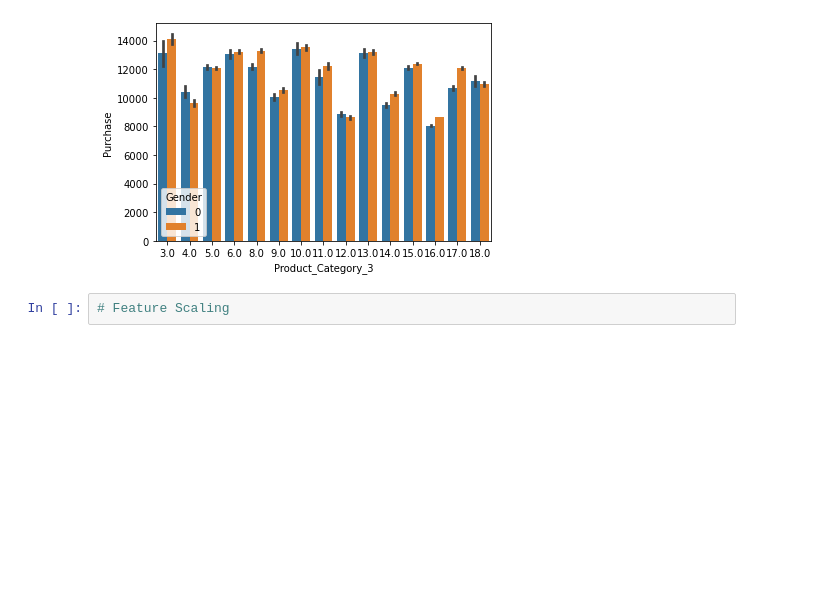
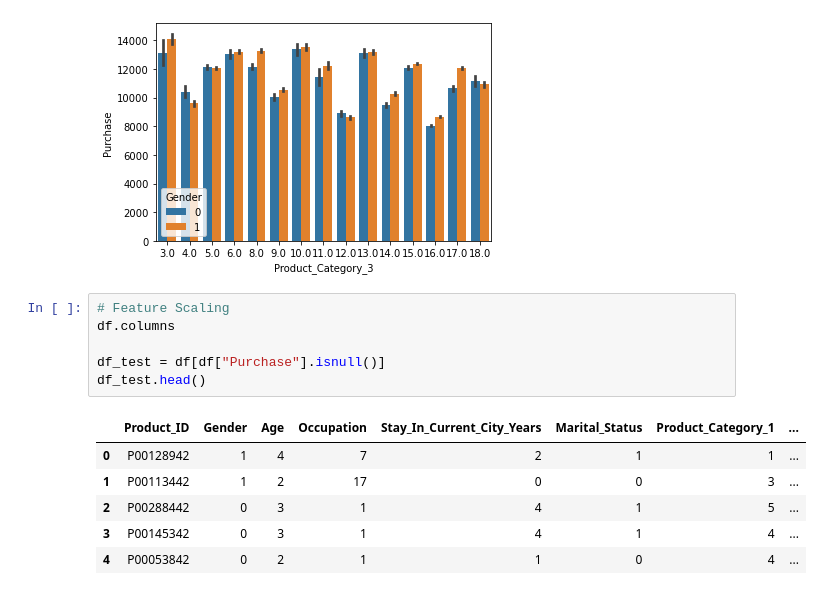
Before and after one commit to Nilanjan85/Python, a Jupyter notebook: EDA/Black Friday Dataset.ipynb, the cells around one changed output. Saved outputs shown, nothing was run; the diff lists cells and outputs as text; blank space fills up the shorter version.

```diff
--- a/EDA/Black Friday Dataset.ipynb
+++ b/EDA/Black Friday Dataset.ipynb
@@ -303,5 +303,16 @@ sns.barplot(x="Product_Category_3",y="Purchase",data=df,hue="Gender")
 # %% [output]
 <AxesSubplot:xlabel='Product_Category_3', ylabel='Purchase'>
 [figure]
-# %%
-# Feature Scaling
+# %%
+# Feature Scaling
+df.columns
+
+df_test = df[df["Purchase"].isnull()]
+df_test.head()
+# %% [output]
+|  | Product_ID | Gender | Age | Occupation | Stay_In_Current_City_Years | Marital_Status | Product_Category_1 | ... |
+| 0 | P00128942 | 1 | 4 | 7 | 2 | 1 | 1 | ... |
+| 1 | P00113442 | 1 | 2 | 17 | 0 | 0 | 3 | ... |
+| 2 | P00288442 | 0 | 3 | 1 | 4 | 1 | 5 | ... |
+| 3 | P00145342 | 0 | 3 | 1 | 4 | 1 | 4 | ... |
+| 4 | P00053842 | 0 | 2 | 1 | 1 | 0 | 4 | ... |
```
Also changed, not shown: parts of 7 cells of this notebook.
